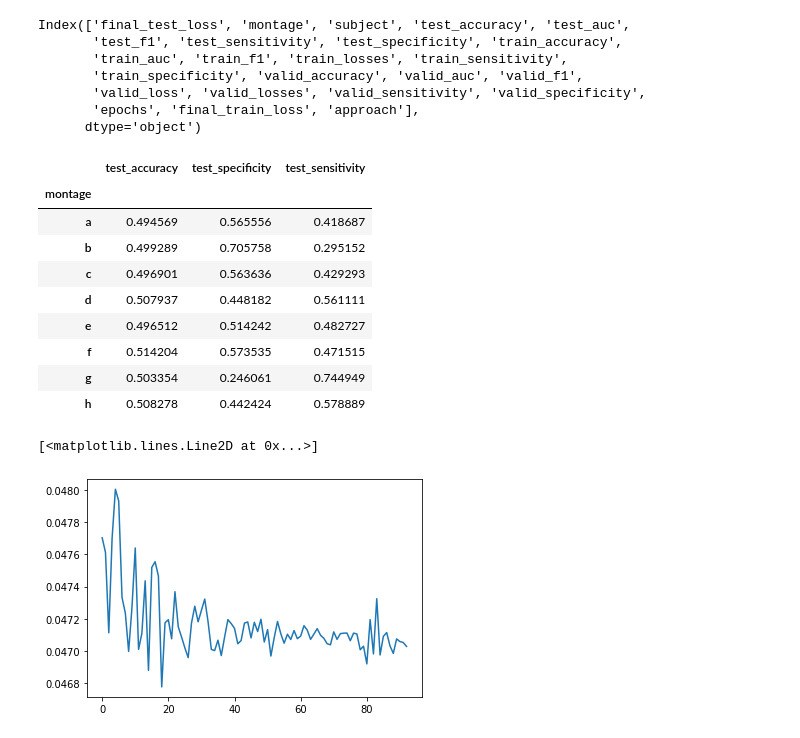
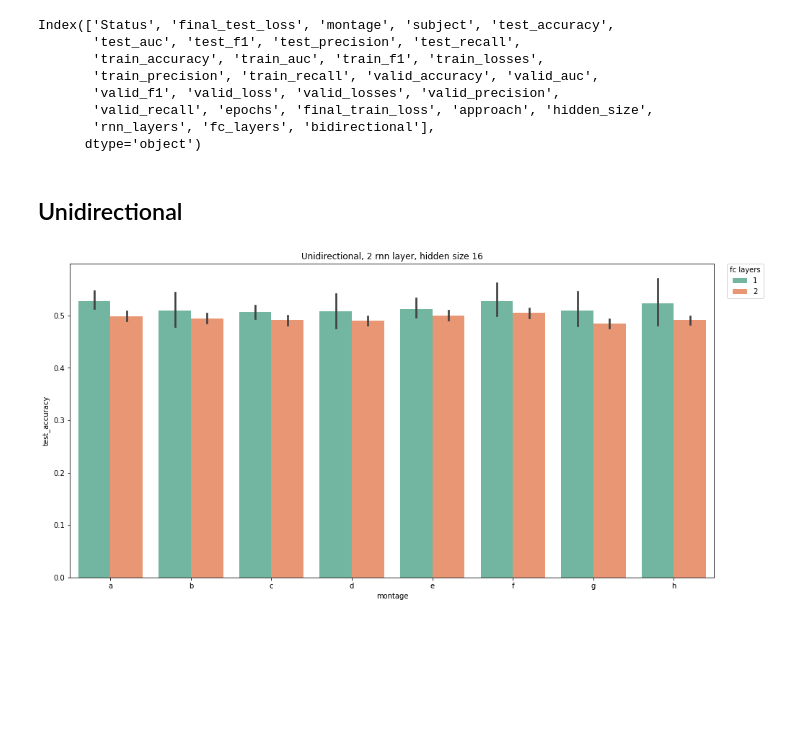
Before and after one commit to nicchiou/mindportal, a Jupyter notebook: experiments/motor_LR/chan_avg_rnn/ExperimentSummary.ipynb, the cells around one changed output. Drawn from its saved outputs; the diff is of its cells as text; code cells hidden in the pictures; blank space fills up the shorter version.

Commit message:
NC: Adding changes for channel average RNN experimental results notebook.

```diff
--- a/experiments/motor_LR/chan_avg_rnn/ExperimentSummary.ipynb
+++ b/experiments/motor_LR/chan_avg_rnn/ExperimentSummary.ipynb
@@ -28,38 +28,58 @@ def summarize(path, fname, name):
     model_meta = model_meta.assign(approach=name)
 
     return model_meta
+# %%
+def read_rnn_results(root_dir, exp_dir):
+    args = exp_dir.split('_')[3:]
+    df = summarize(os.path.join(root_dir, exp_dir), 'trial_results.csv', 'chan_avg_rnn')
+
+    df = df.assign(hidden_size=int(args[0].split('-')[0]))
+    df = df.assign(rnn_layers=int(args[1].split('-')[0]))
+    df = df.assign(fc_layers=int(args[2].split('-')[0]))
+    if len(args) > 3:
+        df = df.assign(bidirectional=True)
+    else:
+        df = df.assign(bidirectional=False)
+
+    return df
 # %%
 all_model_df = pd.DataFrame()
 
-root_dir = os.path.join(constants.RESULTS_DIR, 'motor_LR', 'chan_avg_rnn', 'rs', 'accuracy')
-exp_dir = 'avg_chan_rnn_16-hidden_1-rnn_1-fc_bidirectional'
+root_dir = os.path.join(constants.RESULTS_DIR,
+                        'motor_LR', 'chan_avg_rnn', 'rs',
+                        'bandpass_only', 'max_abs_scale', 'gru', '50e_early_stop')
+for d in os.listdir(root_dir):
+    try:
+        df = read_rnn_results(root_dir, d)
+        all_model_df = all_model_df.append(df, ignore_index=True)
+    except OSError:
+        pass
 
-df = summarize(os.path.join(root_dir, exp_dir), 'trial_results.csv', 'Temp')
+train_cols = ['train_accuracy', 'train_precision', 'train_recall', 'train_f1']
+test_cols = ['test_accuracy', 'test_precision', 'test_recall', 'test_f1']
 # %%
-df.columns
+all_model_df.columns
 # %% [output]
-Index(['final_test_loss', 'montage', 'subject', 'test_accuracy', 'test_auc',
-       'test_f1', 'test_sensitivity', 'test_specificity', 'train_accuracy',
-       'train_auc', 'train_f1', 'train_losses', 'train_sensitivity',
-       'train_specificity', 'valid_accuracy', 'valid_auc', 'valid_f1',
-       'valid_loss', 'valid_losses', 'valid_sensitivity', 'valid_specificity',
-       'epochs', 'final_train_loss', 'approach'],
+Index(['Status', 'final_test_loss', 'montage', 'subject', 'test_accuracy',
+       'test_auc', 'test_f1', 'test_precision', 'test_recall',
+       'train_accuracy', 'train_auc', 'train_f1', 'train_losses',
+       'train_precision', 'train_recall', 'valid_accuracy', 'valid_auc',
+       'valid_f1', 'valid_loss', 'valid_losses', 'valid_precision',
+       'valid_recall', 'epochs', 'final_train_loss', 'approach', 'hidden_size',
+       'rnn_layers', 'fc_layers', 'bidirectional'],
       dtype='object')
-# %%
-df.groupby(['montage']).mean()[['test_accuracy', 'test_specificity', 'test_sensitivity']]
-# %% [output]
-|  | test_accuracy | test_specificity | test_sensitivity |
-| montage |  |  |  |
-| a | 0.494569 | 0.565556 | 0.418687 |
-| b | 0.499289 | 0.705758 | 0.295152 |
-| c | 0.496901 | 0.563636 | 0.429293 |
-| d | 0.507937 | 0.448182 | 0.561111 |
-| e | 0.496512 | 0.514242 | 0.482727 |
-| f | 0.514204 | 0.573535 | 0.471515 |
-| g | 0.503354 | 0.246061 | 0.744949 |
-| h | 0.508278 | 0.442424 | 0.578889 |
-# %%
-plt.plot(df.loc[0, 'train_losses'])
-# %% [output]
-[<matplotlib.lines.Line2D at 0x...>]
-[figure, removed]
+# %% [markdown]
+## Unidirectional
+# %%
+rnn_layers = 2
+fc_layers = 1
+hidden_size = 16
+# %%
+fig, ax = plt.subplots(1, 1, figsize=(16, 8))
+
+sns.barplot(data=all_model_df[(~all_model_df['bidirectional']) & (all_model_df['rnn_layers'] == rnn_layers) & (all_model_df['hidden_size'] == hidden_size)],
+            x='montage', y='test_accuracy', hue='fc_layers', palette='Set2', ax=ax, order=constants.MONTAGES)
+plt.legend(title='fc layers', bbox_to_anchor=(1.02, 1), loc=2, borderaxespad=0.)
+plt.title(f'Unidirectional, {rnn_layers} rnn layer, hidden size {hidden_size}');
+# %% [output]
+[figure, added]
```
Also changed, not shown: parts of 7 cells of this notebook.
